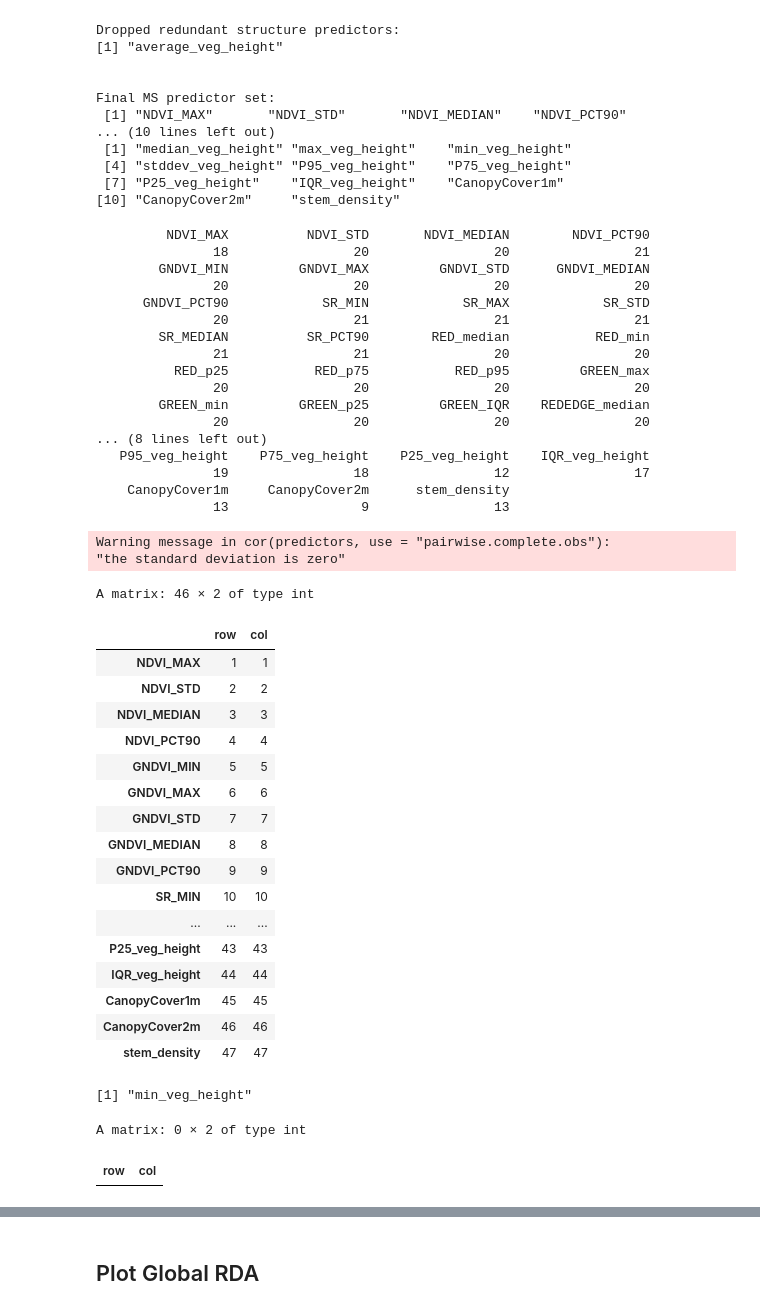
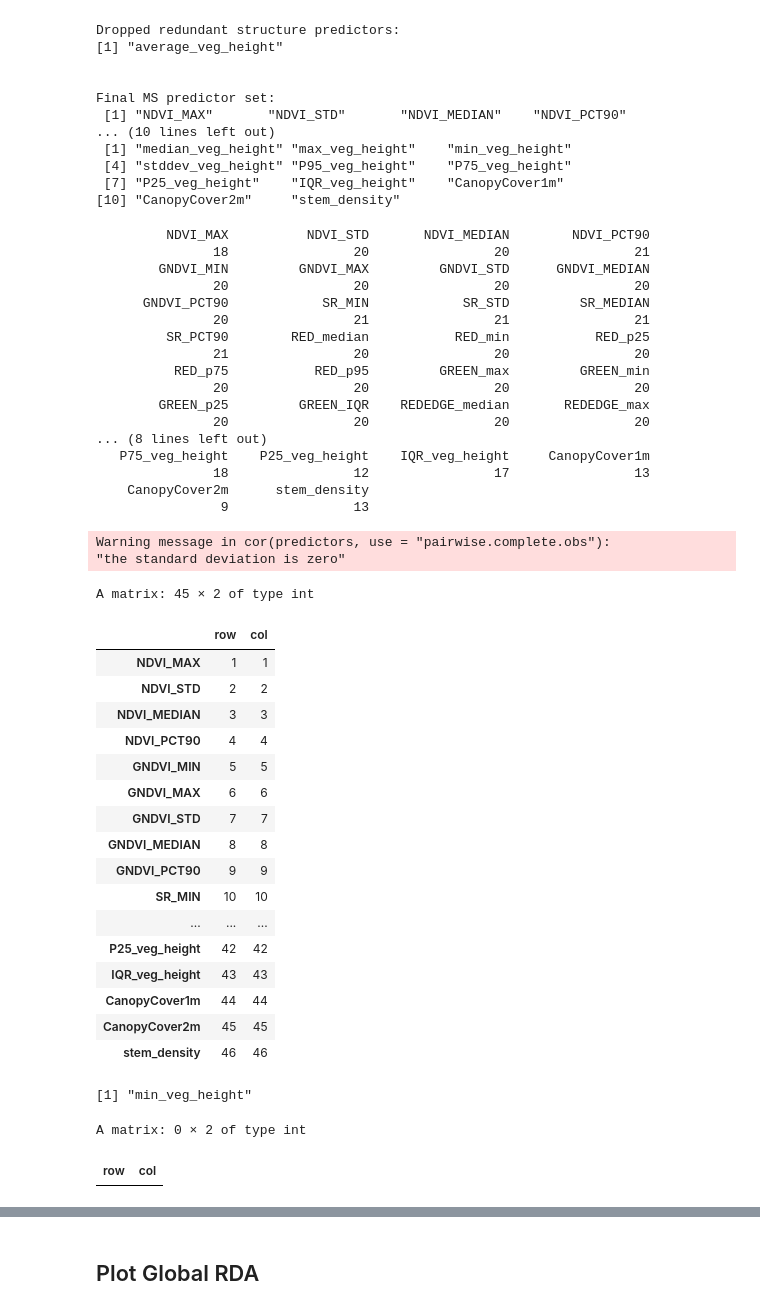
Before and after one commit to leilarashid/wetland-thesis, a Jupyter notebook: ordination-analysis/RDA_workflow.ipynb, the cells around one changed output, grey strips where cells are left out. Drawn from its saved outputs; the diff is of its cells as text; code cells hidden in the pictures.

```diff
--- a/ordination-analysis/RDA_workflow.ipynb
+++ b/ordination-analysis/RDA_workflow.ipynb
@@ -51,21 +51,26 @@ struct_cols  <- names(df)[struct_start:struct_end]
 ms_start <- which(names(df)=="NDVI_MAX")
 ms_end   <- which(names(df) == "NIR_iqr")
 ms_cols <- names(df)[ms_start:ms_end]
+# Remove SR_MAX
+ms_cols <- ms_cols[ms_cols != "SR_MAX"]
 
 # Field veg
 field_start <- which(names(df)=="small_tree")
-field_end   <- which(names(df)=="equisetum_dom")
+field_end   <- which(names(df)=="lichen")
 field_cols <- names(df)[field_start:field_end]
 
 # Hydrology (predictors for RDA1, response for RDA2)
 hydro_start <- which(names(df) == "WTP_max")      # or your first hydro col
-hydro_end   <- which(names(df) == "VHG_range")  # adjust as needed
+hydro_end   <- which(names(df) == "WTP_range")  # Removing binary recharge / discharge
 hydro_cols <- names(df)[hydro_start:hydro_end]
+hydro_cols <- hydro_cols[!hydro_cols %in% c("WTP_range", "WTP_stdev")]
 
 # Chemistry (predictors for RDA1, response for RDA2)
 chem_start <- which(names(df) == "Al")
 chem_end   <- which(names(df) == "ORPmV")
 chem_cols <- names(df)[chem_start:chem_end]
+chem_cols <- chem_cols[chem_cols != "TDS_mg.L"]
+
 
 # Topography (predictors for RDA2)
 #topo_start <- which(names(df) == "SWI_median")
@@ -196,6 +198,10 @@ rownames(hydro_data) <- df$SiteID
 # Get chemistry data (already u-score transformed in the CSV)
 chem_data <- df[, chem_cols]
 rownames(chem_data) <- df$SiteID
+
+#get field veg?
+field_data <- df[, field_cols]
+rownames(field_data) <- df$SiteID
 
 # Combine chemistry (u-score dataframe) with hydrology data as RESPONSE
 response <- cbind(chem_data, hydro_data)
@@ -222,48 +228,48 @@ print( zero_var_preds)
 predictors <- predictors[, !(names(predictors) %in% zero_var_preds), drop = FALSE]
 
 cm <- cor(predictors, use = "pairwise.complete.obs")
 diag(cm) <- NA
 
 perfect_pairs <- which(abs(cm) == 1, arr.ind = TRUE)
 perfect_pairs
 # %% [output]
          NDVI_MAX          NDVI_STD       NDVI_MEDIAN        NDVI_PCT90
                18                20                20                21
         GNDVI_MIN         GNDVI_MAX         GNDVI_STD      GNDVI_MEDIAN
                20                20                20                20
-      GNDVI_PCT90            SR_MIN            SR_MAX            SR_STD
+      GNDVI_PCT90            SR_MIN            SR_STD         SR_MEDIAN
                20                21                21                21
-        SR_MEDIAN          SR_PCT90        RED_median           RED_min
-               21                21                20                20
-          RED_p25           RED_p75           RED_p95         GREEN_max
+         SR_PCT90        RED_median           RED_min           RED_p25
+               21                20                20                20
+          RED_p75           RED_p95         GREEN_max         GREEN_min
                20                20                20                20
-        GREEN_min         GREEN_p25         GREEN_IQR    REDEDGE_median
+        GREEN_p25         GREEN_IQR    REDEDGE_median       REDEDGE_max
                20                20                20                20
 ... (8 lines left out)
-   P95_veg_height    P75_veg_height    P25_veg_height    IQR_veg_height
-               19                18                12                17
-    CanopyCover1m     CanopyCover2m      stem_density
-               13                 9                13
+   P75_veg_height    P25_veg_height    IQR_veg_height     CanopyCover1m
+               18                12                17                13
+    CanopyCover2m      stem_density
+                9                13
 Warning message in cor(predictors, use = "pairwise.complete.obs"):
 "the standard deviation is zero"
-A matrix: 46 × 2 of type int
+A matrix: 45 × 2 of type int
 |  | row | col |
 | NDVI_MAX | 1 | 1 |
 | NDVI_STD | 2 | 2 |
 | NDVI_MEDIAN | 3 | 3 |
 | NDVI_PCT90 | 4 | 4 |
 | GNDVI_MIN | 5 | 5 |
 | GNDVI_MAX | 6 | 6 |
 | GNDVI_STD | 7 | 7 |
 | GNDVI_MEDIAN | 8 | 8 |
 | GNDVI_PCT90 | 9 | 9 |
 | SR_MIN | 10 | 10 |
 | ... | ... | ... |
-| P25_veg_height | 43 | 43 |
-| IQR_veg_height | 44 | 44 |
-| CanopyCover1m | 45 | 45 |
-| CanopyCover2m | 46 | 46 |
-| stem_density | 47 | 47 |
+| P25_veg_height | 42 | 42 |
+| IQR_veg_height | 43 | 43 |
+| CanopyCover1m | 44 | 44 |
+| CanopyCover2m | 45 | 45 |
+| stem_density | 46 | 46 |
 [1] "min_veg_height"
 A matrix: 0 × 2 of type int
 | row | col |
```
Also changed, not shown: parts of 20 cells of this notebook.
